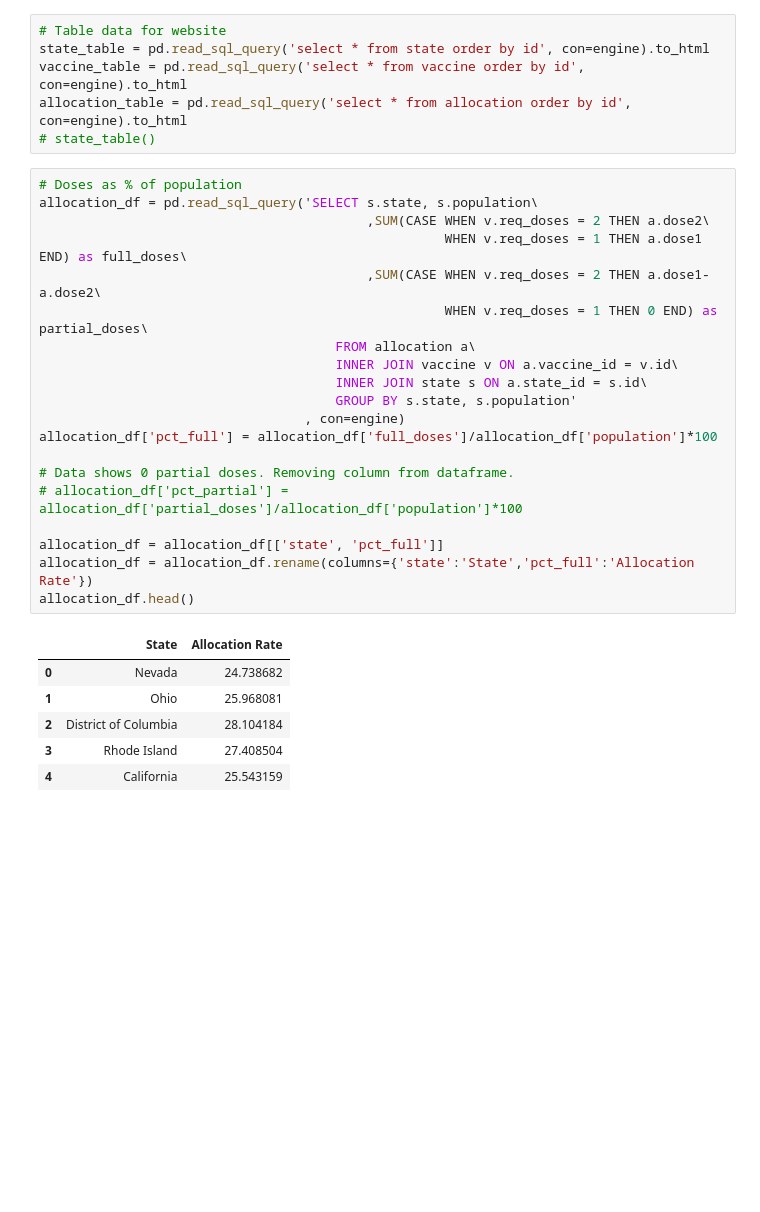
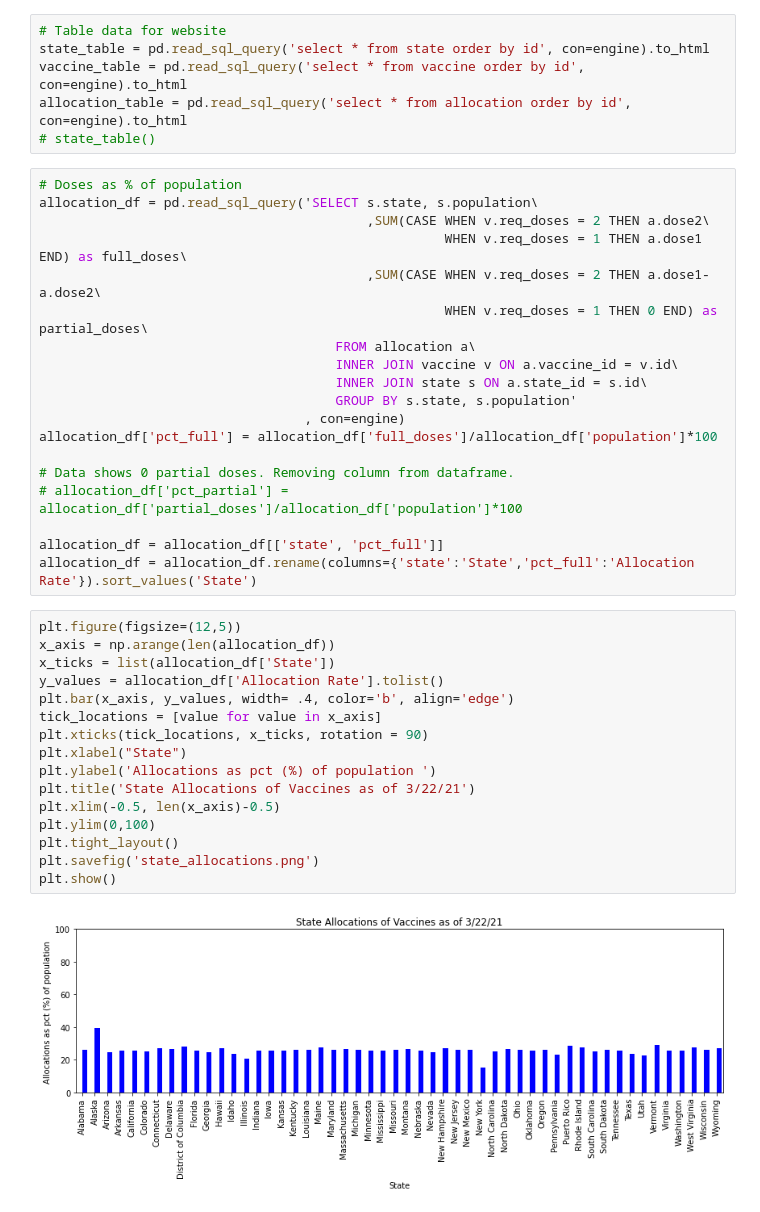
Before and after one commit to millerbrook/ETL-Project, a Jupyter notebook: Analysis_Christina.ipynb, the cells around one changed output. Saved outputs shown, nothing was run; the diff lists cells and outputs as text; blank space fills up the shorter version.

Commit message:
Adds charts

```diff
--- a/Analysis_Christina.ipynb
+++ b/Analysis_Christina.ipynb
@@ -32,12 +35,22 @@ allocation_df['pct_full'] = allocation_df['full_doses']/allocation_df['populatio
 # allocation_df['pct_partial'] = allocation_df['partial_doses']/allocation_df['population']*100
 
 allocation_df = allocation_df[['state', 'pct_full']]
-allocation_df = allocation_df.rename(columns={'state':'State','pct_full':'Allocation Rate'})
-allocation_df.head()
+allocation_df = allocation_df.rename(columns={'state':'State','pct_full':'Allocation Rate'}).sort_values('State')
-# %% [output]
-|  | State | Allocation Rate |
-| 0 | Nevada | 24.738682 |
-| 1 | Ohio | 25.968081 |
-| 2 | District of Columbia | 28.104184 |
-| 3 | Rhode Island | 27.408504 |
-| 4 | California | 25.543159 |
+# %%
+plt.figure(figsize=(12,5))
+x_axis = np.arange(len(allocation_df))
+x_ticks = list(allocation_df['State'])
+y_values = allocation_df['Allocation Rate'].tolist()
+plt.bar(x_axis, y_values, width= .4, color='b', align='edge')
+tick_locations = [value for value in x_axis]
+plt.xticks(tick_locations, x_ticks, rotation = 90)
+plt.xlabel("State")
+plt.ylabel('Allocations as pct (%) of population ')
+plt.title('State Allocations of Vaccines as of 3/22/21')
+plt.xlim(-0.5, len(x_axis)-0.5)
+plt.ylim(0,100)
+plt.tight_layout()
+plt.savefig('state_allocations.png')
+plt.show()
+# %% [output]
+[figure, added]
```
Also changed, not shown: parts of 3 cells of this notebook.
